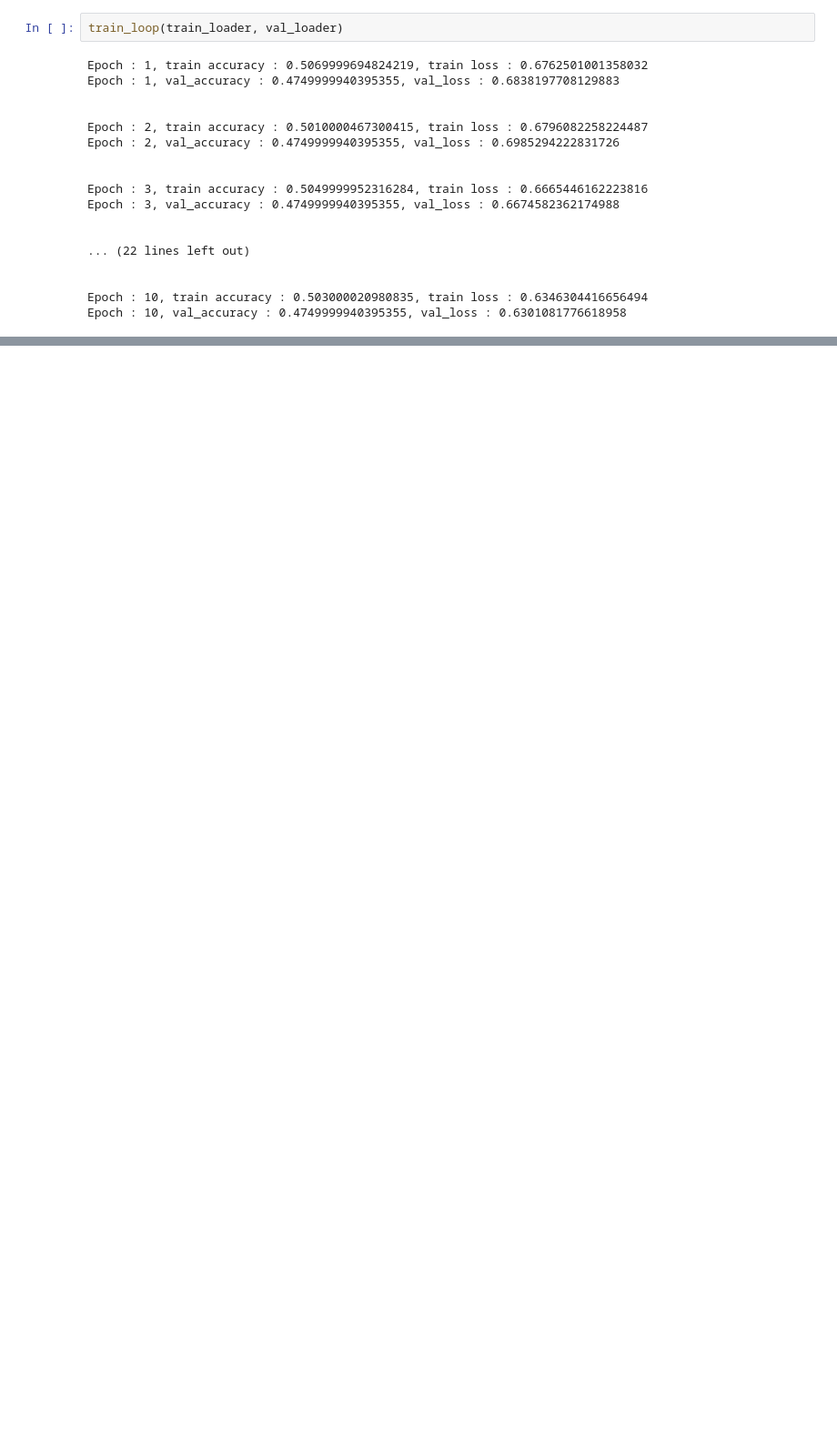
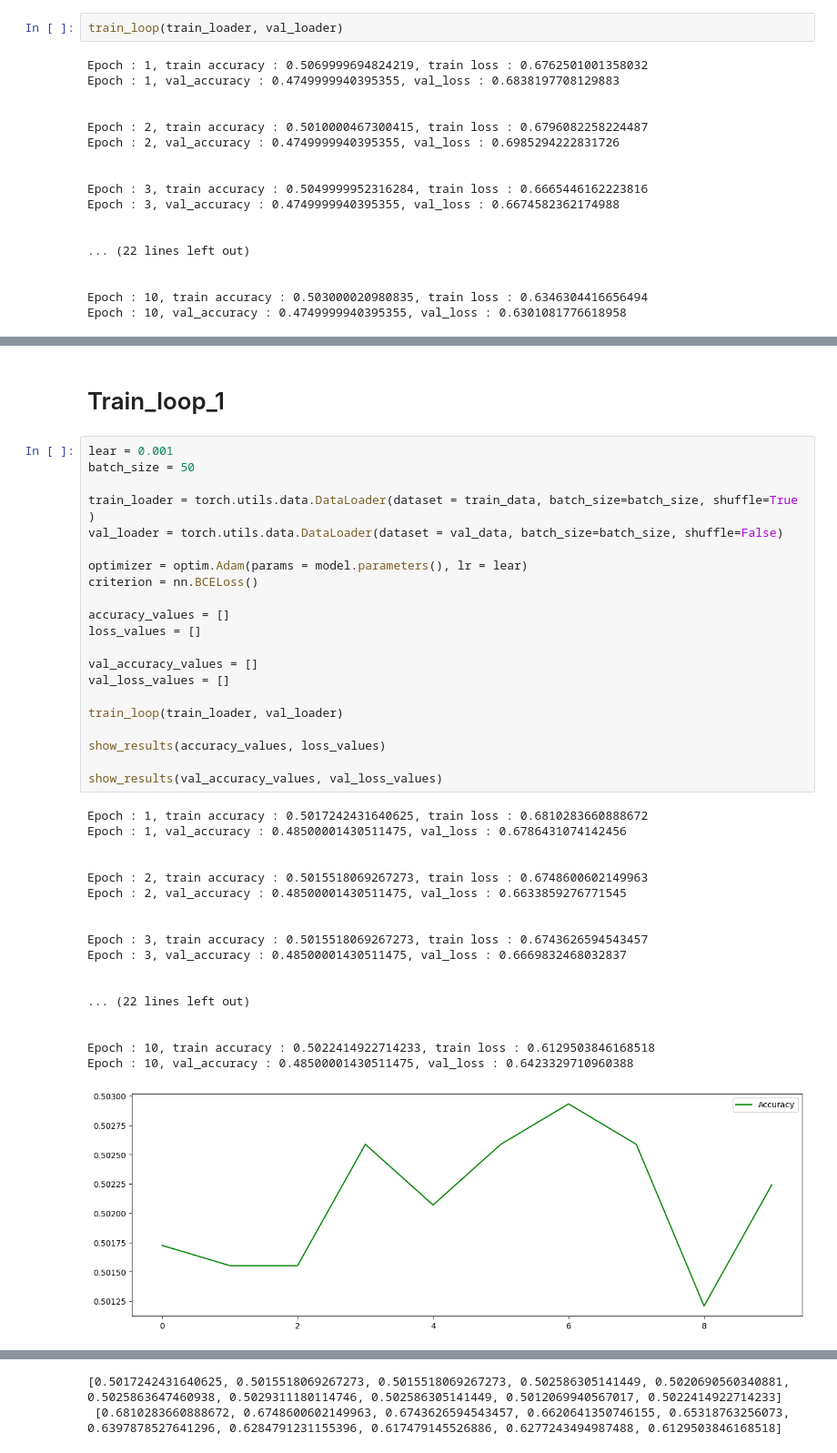
Before and after one commit to Tattaboe/Programm-lab, a Jupyter notebook: model.ipynb, the cells around one changed output, grey strips where cells are left out. Shown at 91% size. Saved outputs shown, nothing was run; the diff lists cells and outputs as text; blank space fills up the shorter version.

```diff
--- a/model.ipynb
+++ b/model.ipynb
@@ -371,0 +416,42 @@ Epoch : 10, val_accuracy : 0.4749999940395355, val_loss : 0.6301081776618958
+# %% [markdown]
+# Train_loop_1
+# %%
+lear = 0.001
+batch_size = 50
+
+train_loader = torch.utils.data.DataLoader(dataset = train_data, batch_size=batch_size, shuffle=True )
+val_loader = torch.utils.data.DataLoader(dataset = val_data, batch_size=batch_size, shuffle=False)
+
+optimizer = optim.Adam(params = model.parameters(), lr = lear)
+criterion = nn.BCELoss()
+
+accuracy_values = []
+loss_values = []
+
+val_accuracy_values = []
+val_loss_values = []
+
+train_loop(train_loader, val_loader)
+
+show_results(accuracy_values, loss_values)
+
+show_results(val_accuracy_values, val_loss_values)
+# %% [output]
+Epoch : 1, train accuracy : 0.5017242431640625, train loss : 0.6810283660888672
+Epoch : 1, val_accuracy : 0.48500001430511475, val_loss : 0.6786431074142456
+
+
+Epoch : 2, train accuracy : 0.5015518069267273, train loss : 0.6748600602149963
+Epoch : 2, val_accuracy : 0.48500001430511475, val_loss : 0.6633859276771545
+
+
+Epoch : 3, train accuracy : 0.5015518069267273, train loss : 0.6743626594543457
+Epoch : 3, val_accuracy : 0.48500001430511475, val_loss : 0.6669832468032837
+
+
+... (22 lines left out)
+
+
+Epoch : 10, train accuracy : 0.5022414922714233, train loss : 0.6129503846168518
+Epoch : 10, val_accuracy : 0.48500001430511475, val_loss : 0.6423329710960388
+[figure, added]
@@ -371,0 +459,2 @@ Epoch : 10, val_accuracy : 0.4749999940395355, val_loss : 0.6301081776618958
+[0.5017242431640625, 0.5015518069267273, 0.5015518069267273, 0.502586305141449, 0.5020690560340881, 0.5025863647460938, 0.5029311180114746, 0.502586305141449, 0.5012069940567017, 0.5022414922714233]
+ [0.6810283660888672, 0.6748600602149963, 0.6743626594543457, 0.6620641350746155, 0.65318763256073, 0.6397878527641296, 0.6284791231155396, 0.617479145526886, 0.6277243494987488, 0.6129503846168518]
```
Also changed, not shown: parts of 21 cells of this notebook.
